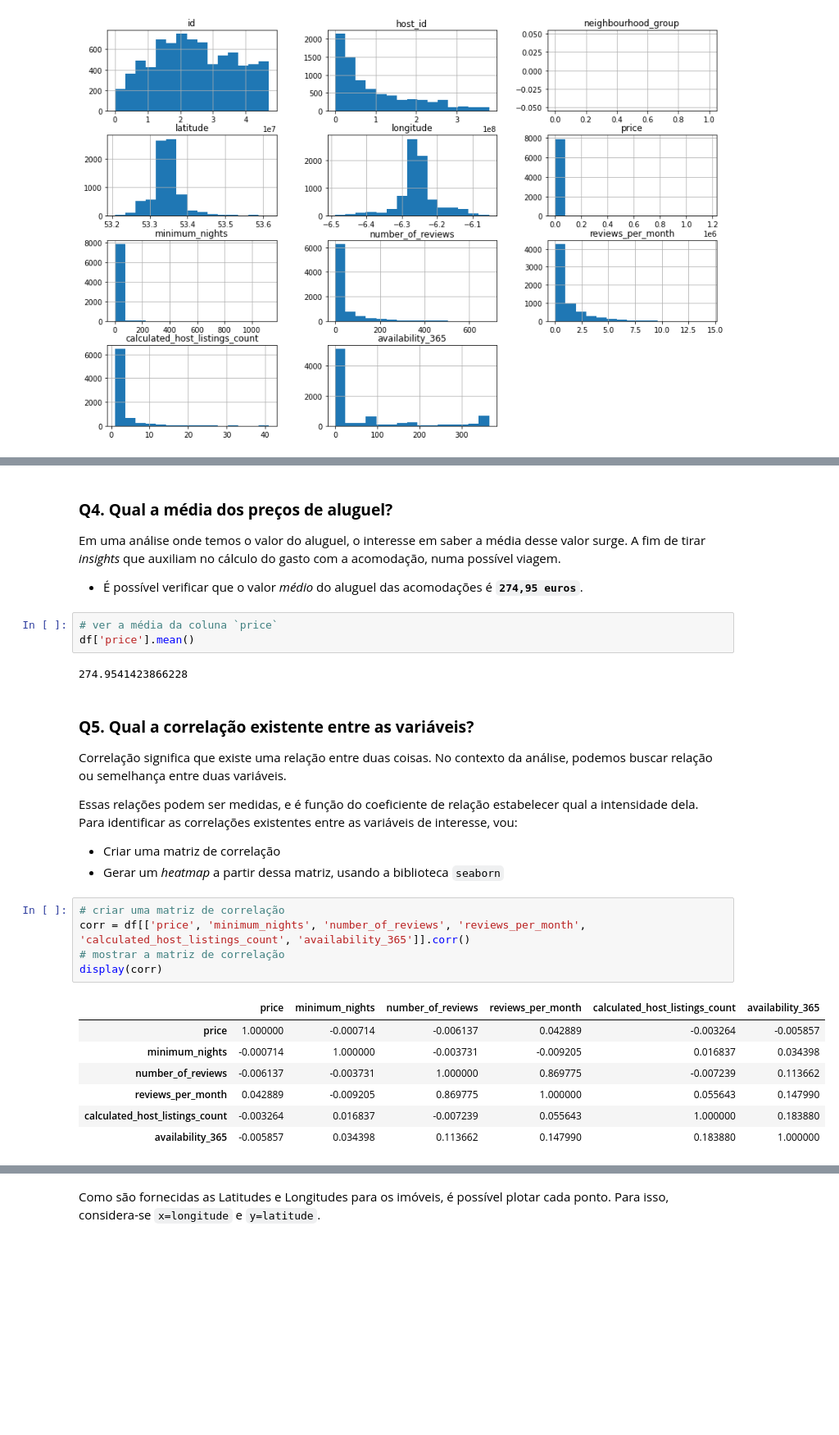
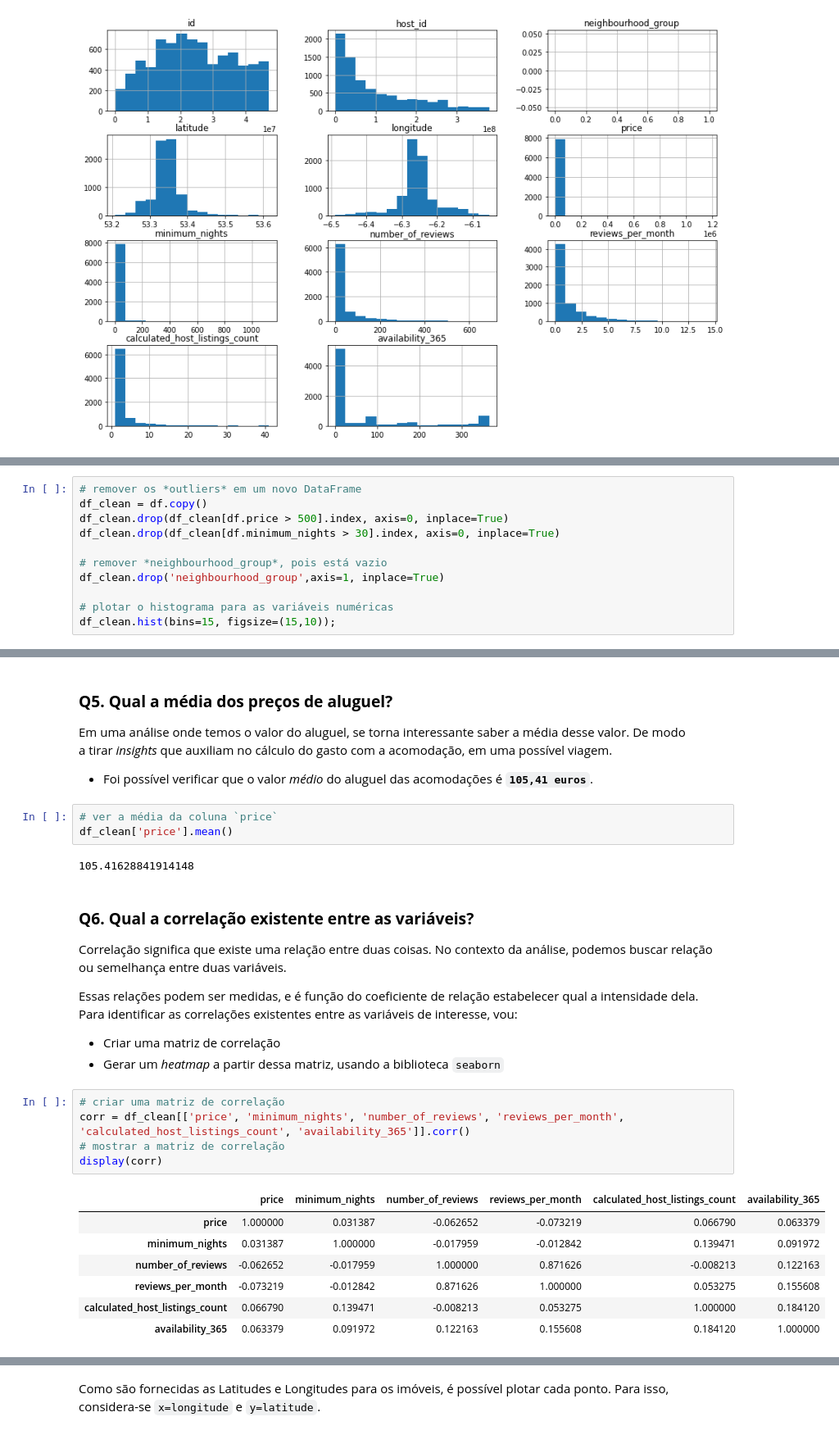
Before and after one commit to JoaoGustavo29/Portfolio_DataScience, a Jupyter notebook: Análise_dos_Dados_do_Airbnb_Dublin.ipynb, the cells around one changed output, grey strips where cells are left out. Shown at 82% size. Cells and saved outputs as stored; diff of their text form; blank space fills up the shorter version.

```diff
--- a/Análise_dos_Dados_do_Airbnb_Dublin.ipynb
+++ b/Análise_dos_Dados_do_Airbnb_Dublin.ipynb
@@ -142,0 +220,11 @@ df.hist(bins=15, figsize=(15,10));
+# %%
+# remover os *outliers* em um novo DataFrame
+df_clean = df.copy()
+df_clean.drop(df_clean[df.price > 500].index, axis=0, inplace=True)
+df_clean.drop(df_clean[df.minimum_nights > 30].index, axis=0, inplace=True)
+
+# remover *neighbourhood_group*, pois está vazio
+df_clean.drop('neighbourhood_group',axis=1, inplace=True)
+
+# plotar o histograma para as variáveis numéricas
+df_clean.hist(bins=15, figsize=(15,10));
@@ -143,16 +233,16 @@ df.hist(bins=15, figsize=(15,10));
 # %% [markdown]
-### **Q4. Qual a média dos preços de aluguel?**
+### **Q5. Qual a média dos preços de aluguel?**
 
-Em uma análise onde temos o valor do aluguel, o interesse em saber a média desse valor surge. A fim de tirar *insights* que auxiliam no cálculo do gasto com a acomodação, numa possível viagem.
+Em uma análise onde temos o valor do aluguel, se torna interessante saber a média desse valor. De modo a tirar *insights* que auxiliam no cálculo do gasto com a acomodação, em uma possível viagem.
 
-* É possível verificar que o valor *médio* do aluguel das acomodações é **`274,95 euros`**.
+* Foi possível verificar que o valor *médio* do aluguel das acomodações é **`105,41 euros`**.
 # %%
 # ver a média da coluna `price`
-df['price'].mean()
+df_clean['price'].mean()
 # %% [output]
-274.9541423866228
+105.41628841914148
 # %% [markdown]
-### **Q5. Qual a correlação existente entre as variáveis?**
+### **Q6. Qual a correlação existente entre as variáveis?**
 
 Correlação significa que existe uma relação entre duas coisas. No contexto da análise, podemos buscar relação ou semelhança entre duas variáveis.
 
@@ -162,17 +252,17 @@ Essas relações podem ser medidas, e é função do coeficiente de relação es
 * Gerar um *heatmap* a partir dessa matriz, usando a biblioteca `seaborn`
 # %%
 # criar uma matriz de correlação
-corr = df[['price', 'minimum_nights', 'number_of_reviews', 'reviews_per_month', 'calculated_host_listings_count', 'availability_365']].corr()
+corr = df_clean[['price', 'minimum_nights', 'number_of_reviews', 'reviews_per_month', 'calculated_host_listings_count', 'availability_365']].corr()
 # mostrar a matriz de correlação
 display(corr)
 # %% [output]
 |  | price | minimum_nights | number_of_reviews | reviews_per_month | calculated_host_listings_count | availability_365 |
-| price | 1.000000 | -0.000714 | -0.006137 | 0.042889 | -0.003264 | -0.005857 |
-| minimum_nights | -0.000714 | 1.000000 | -0.003731 | -0.009205 | 0.016837 | 0.034398 |
-| number_of_reviews | -0.006137 | -0.003731 | 1.000000 | 0.869775 | -0.007239 | 0.113662 |
-| reviews_per_month | 0.042889 | -0.009205 | 0.869775 | 1.000000 | 0.055643 | 0.147990 |
-| calculated_host_listings_count | -0.003264 | 0.016837 | -0.007239 | 0.055643 | 1.000000 | 0.183880 |
-| availability_365 | -0.005857 | 0.034398 | 0.113662 | 0.147990 | 0.183880 | 1.000000 |
+| price | 1.000000 | 0.031387 | -0.062652 | -0.073219 | 0.066790 | 0.063379 |
+| minimum_nights | 0.031387 | 1.000000 | -0.017959 | -0.012842 | 0.139471 | 0.091972 |
+| number_of_reviews | -0.062652 | -0.017959 | 1.000000 | 0.871626 | -0.008213 | 0.122163 |
+| reviews_per_month | -0.073219 | -0.012842 | 0.871626 | 1.000000 | 0.053275 | 0.155608 |
+| calculated_host_listings_count | 0.066790 | 0.139471 | -0.008213 | 0.053275 | 1.000000 | 0.184120 |
+| availability_365 | 0.063379 | 0.091972 | 0.122163 | 0.155608 | 0.184120 | 1.000000 |
 # %%
 # plotar um heatmap a partir das correlações
 sns.heatmap(corr, cmap='RdBu' , fmt='.2f', square=True, linecolor='white', annot=True);
```
Also changed, not shown: parts of 31 cells of this notebook.
